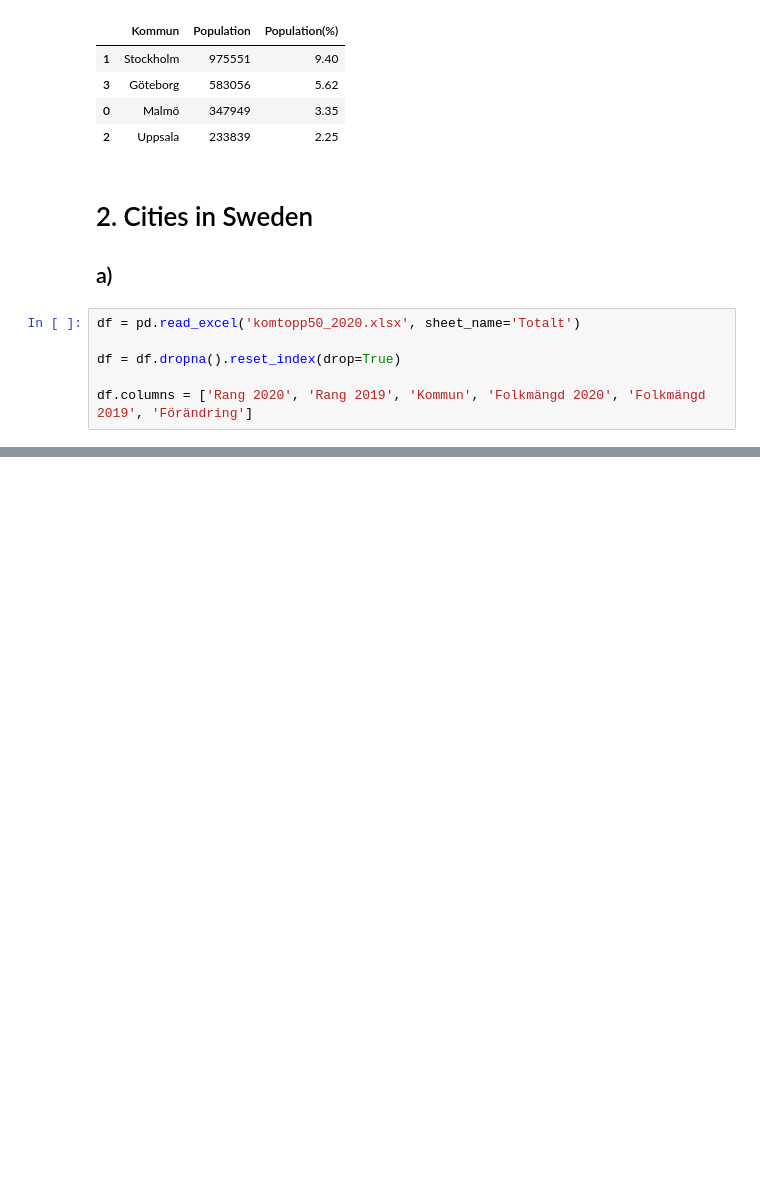
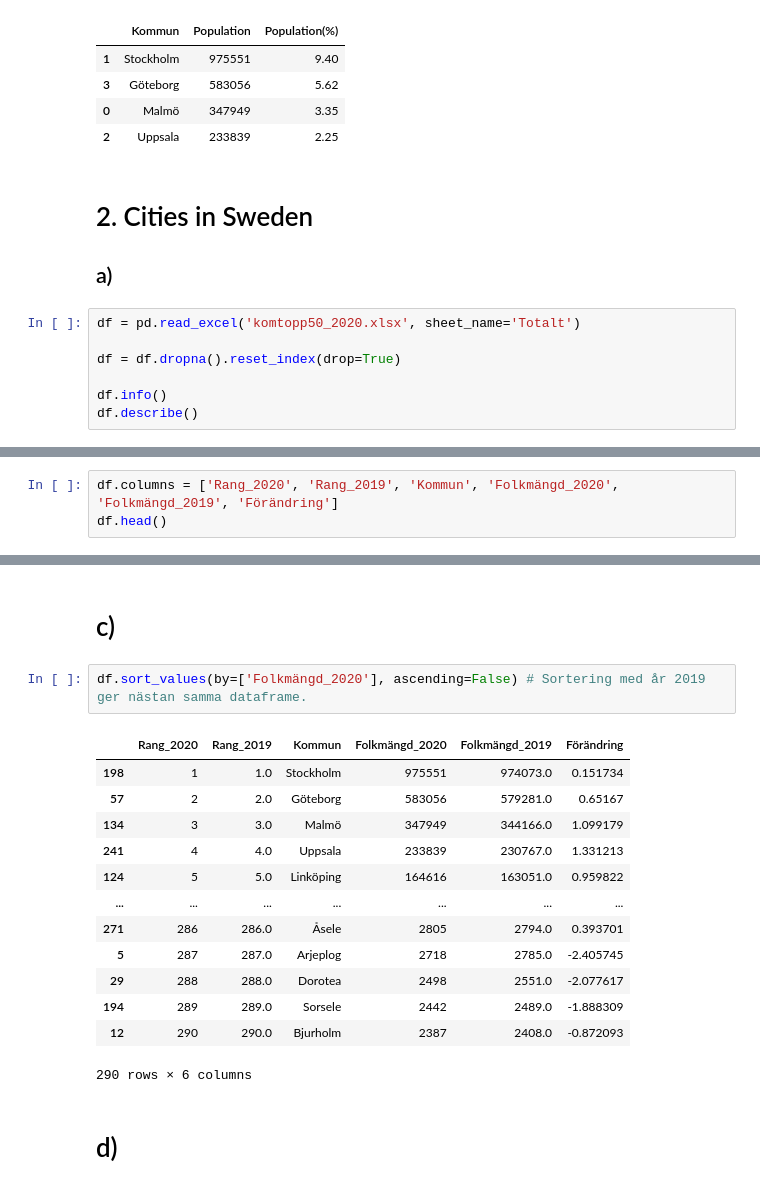
Before and after one commit to GuillermoTuesta/Python-GuillermoTuesta, a Jupyter notebook: IT-Högskolan/Exercises/Data behandling/E00_pandas_basic_syntax.ipynb, the cells around one changed output, grey strips where cells are left out. Cells and saved outputs as stored; diff of their text form; blank space fills up the shorter version.

```diff
--- a/IT-Högskolan/Exercises/Data behandling/E00_pandas_basic_syntax.ipynb
+++ b/IT-Högskolan/Exercises/Data behandling/E00_pandas_basic_syntax.ipynb
@@ -52,5 +52,6 @@ df = pd.read_excel('komtopp50_2020.xlsx', sheet_name='Totalt')
 
 df = df.dropna().reset_index(drop=True)
 
-df.columns = ['Rang 2020', 'Rang 2019', 'Kommun', 'Folkmängd 2020', 'Folkmängd 2019', 'Förändring']
+df.info()
+df.describe()
 # %% [output]
@@ -57,0 +82,3 @@ KeyError: 'Antal Vaccinationer'
+# %%
+df.columns = ['Rang_2020', 'Rang_2019', 'Kommun', 'Folkmängd_2020', 'Folkmängd_2019', 'Förändring']
+df.head()
@@ -57,0 +92,20 @@ KeyError: 'Antal Vaccinationer'
+# %% [markdown]
+# c)
+# %%
+df.sort_values(by=['Folkmängd_2020'], ascending=False) # Sortering med år 2019 ger nästan samma dataframe.
+# %% [output]
+|  | Rang_2020 | Rang_2019 | Kommun | Folkmängd_2020 | Folkmängd_2019 | Förändring |
+| 198 | 1 | 1.0 | Stockholm | 975551 | 974073.0 | 0.151734 |
+| 57 | 2 | 2.0 | Göteborg | 583056 | 579281.0 | 0.65167 |
+| 134 | 3 | 3.0 | Malmö | 347949 | 344166.0 | 1.099179 |
+| 241 | 4 | 4.0 | Uppsala | 233839 | 230767.0 | 1.331213 |
+| 124 | 5 | 5.0 | Linköping | 164616 | 163051.0 | 0.959822 |
+| ... | ... | ... | ... | ... | ... | ... |
+| 271 | 286 | 286.0 | Åsele | 2805 | 2794.0 | 0.393701 |
+| 5 | 287 | 287.0 | Arjeplog | 2718 | 2785.0 | -2.405745 |
+| 29 | 288 | 288.0 | Dorotea | 2498 | 2551.0 | -2.077617 |
+| 194 | 289 | 289.0 | Sorsele | 2442 | 2489.0 | -1.888309 |
+| 12 | 290 | 290.0 | Bjurholm | 2387 | 2408.0 | -0.872093 |
+290 rows × 6 columns
+# %% [markdown]
+# d)
```
Also changed, not shown: parts of 19 cells of this notebook, 6 other files.
